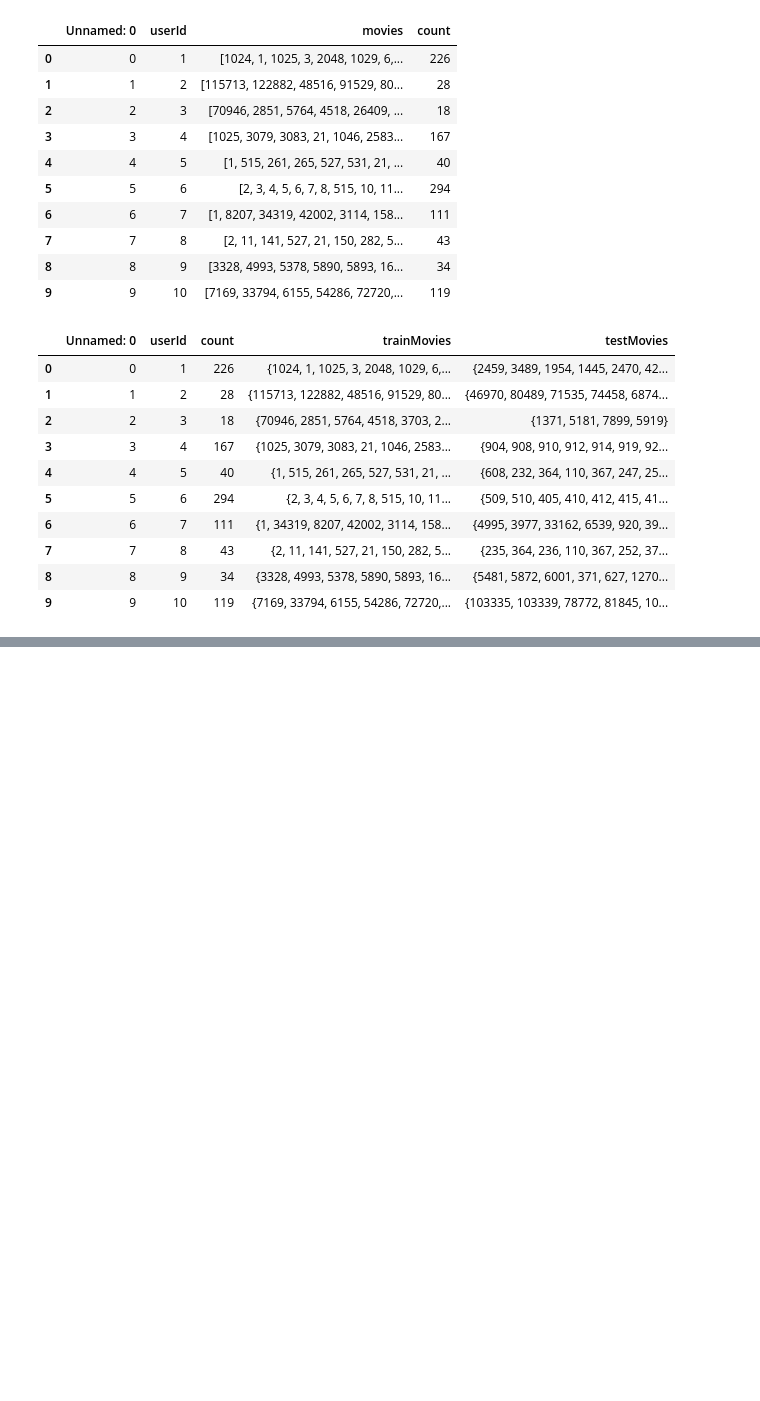
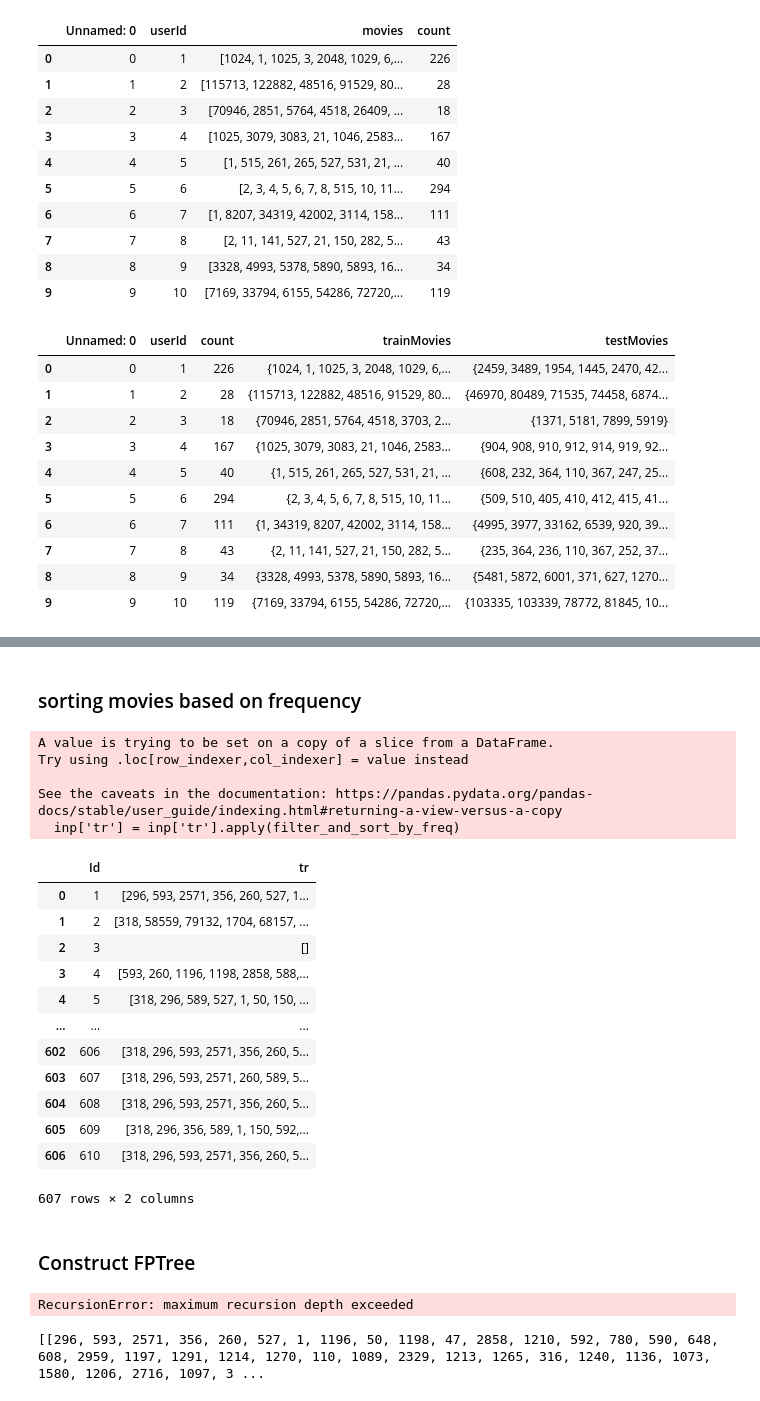
Before and after one commit to Data-Analytics-IIITH/A3, a Jupyter notebook: 3_recommender.ipynb, the cells around one changed output, grey strips where cells are left out. Drawn from its saved outputs; the diff is of its cells as text; code cells hidden in the pictures; blank space fills up the shorter version.

Commit message:
done till conditional pattern base

```diff
--- a/3_recommender.ipynb
+++ b/3_recommender.ipynb
@@ -183,0 +265,32 @@ transactions.head(10)
+# %% [markdown]
+### sorting movies based on frequency
+# %%
+def filter_and_sort_by_freq(movies):
+    movies = list(movies)
+    filtered_movies = filter(lambda x: (x in it_set_1), movies)
+    sorted_movies = sorted(filtered_movies, key=lambda x: it_set_1.index(x))
+    return sorted_movies
+
+inp['tr'] = inp['tr'].apply(filter_and_sort_by_freq)
+inp
+# %% [output]
+A value is trying to be set on a copy of a slice from a DataFrame.
+Try using .loc[row_indexer,col_indexer] = value instead
+
+See the caveats in the documentation: https://pandas.pydata.org/pandas-docs/stable/user_guide/indexing.html#returning-a-view-versus-a-copy
+  inp['tr'] = inp['tr'].apply(filter_and_sort_by_freq)
+|  | Id | tr |
+| 0 | 1 | [296, 593, 2571, 356, 260, 527, 1... |
+| 1 | 2 | [318, 58559, 79132, 1704, 68157, ... |
+| 2 | 3 | [] |
+| 3 | 4 | [593, 260, 1196, 1198, 2858, 588,... |
+| 4 | 5 | [318, 296, 589, 527, 1, 50, 150, ... |
+| ... | ... | ... |
+| 602 | 606 | [318, 296, 593, 2571, 356, 260, 5... |
+| 603 | 607 | [318, 296, 593, 2571, 260, 589, 5... |
+| 604 | 608 | [318, 296, 593, 2571, 356, 260, 5... |
+| 605 | 609 | [318, 296, 356, 589, 1, 150, 592,... |
+| 606 | 610 | [318, 296, 593, 2571, 356, 260, 5... |
+607 rows × 2 columns
+# %% [markdown]
+### Construct FPTree
@@ -183,0 +401,12 @@ transactions.head(10)
+# %%
+fpTree = FPTree(inp['tr'].tolist(), min_sup)
+fpTree.fit()
+patterns = fpTree.mine_patterns()
+print(len(patterns))
+# fpTree.visualize_tree(max_depth=2)
+# %% [output]
+RecursionError: maximum recursion depth exceeded
+# %%
+print(fpTree.transactions)
+# %% [output]
+[[296, 593, 2571, 356, 260, 527, 1, 1196, 50, 1198, 47, 2858, 1210, 592, 780, 590, 648, 608, 2959, 1197, 1291, 1214, 1270, 110, 1089, 2329, 1213, 1265, 316, 1240, 1136, 1073, 1580, 1206, 2716, 1097, 3 ...
```
Also changed, not shown: parts of 8 cells of this notebook.
